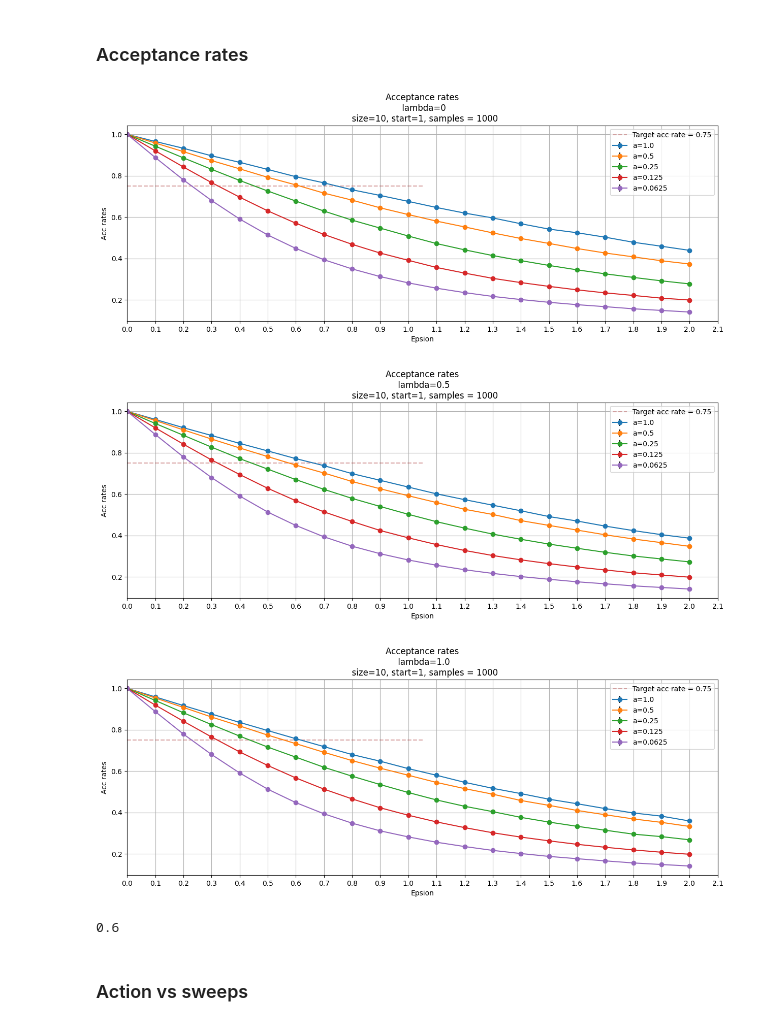
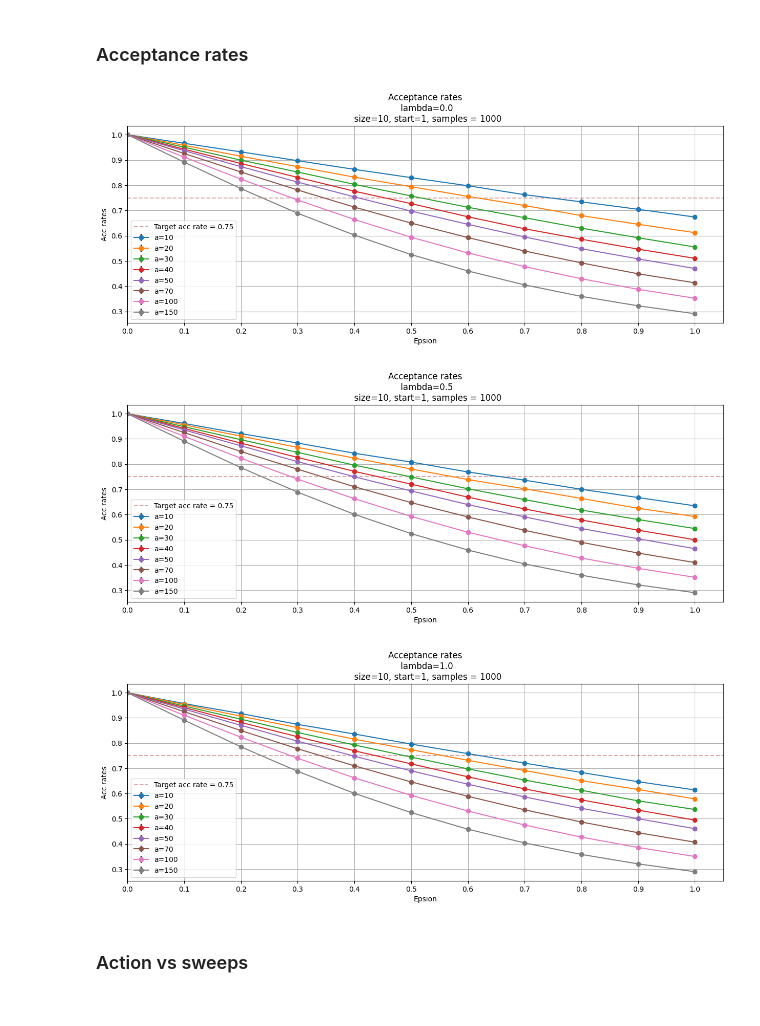
Before and after one commit to SoyAgustin/QF-Path-Integral, a Jupyter notebook: Notebooks_Py/oscillator.ipynb, the cells around one changed output. Saved outputs shown, nothing was run; the diff lists cells and outputs as text; code cells hidden in the pictures.

```diff
--- a/Notebooks_Py/oscillator.ipynb
+++ b/Notebooks_Py/oscillator.ipynb
@@ -340,34 +13,0 @@ Reduced chi-squared = 1.4195427788317831
-# %%
-SIZE = 160
-a = 10/SIZE
-epsilon = 0.75
-lambda_ = 0
-
-repetitions = 101000
-termalization = 1000
-steps_to_measure = 10
-measures = int((repetitions-termalization)/steps_to_measure)
-
-x = np.zeros(SIZE)
-initialize_x(x,1)
-
-se = np.zeros(measures)
-acc  = np.zeros(measures)
-x_0 = np.zeros(measures)
-x_m = np.zeros(measures)
-j = 0
-for i in range(repetitions):
-    val = sweep(x)
-    if i>=termalization and i%steps_to_measure==0:
-        se[j] = SE(x)
-        acc[j] = val
-        x_0[j] = x[0]**2
-        x_m[j] = x[len(x)//2]**2
-        j+=1
-
-print("se: " , mean_error(se))
-print("acc_rate: ", mean_error(acc))
-print("x0^2: ", mean_error(x_0))
-print("xm^2: ", mean_error(x_m))
-
-print(f"measures: {measures}")
@@ -393,21 +27,21 @@ def acc_rates(a_list,lamb,start=1,size=10):
 
         plt.errorbar(epsilons,acc_rates,stderrs,marker="o",ls="-",ecolor="k",label=f"a={a}")
 
-    plt.axhline(0.75,color = "brown",alpha=0.4,ls="--",xmin=0,xmax=0.5,label="Target acc rate = 0.75") #Objetivo de 0.75 de acc_rate
+    plt.axhline(0.75,color = "brown",alpha=0.4,ls="--",xmin=0,xmax=1,label="Target acc rate = 0.75") #Objetivo de 0.75 de acc_rate
     plt.xlabel("Epsion")
     plt.ylabel("Acc rates")
     plt.title(f"Acceptance rates\n lambda={lamb}\n  size={size}, start={start}, samples = 1000")
-    plt.xticks(np.arange(0,2.2,0.1))
+    plt.xticks(np.arange(0,1.1,0.1))
     plt.xlim(0)
     plt.grid()
     plt.legend()
     plt.show()
 # %%
-a_list = ["1.0","0.5","0.25","0.125","0.0625"]
-acc_rates(a_list,lamb="0")
+a_list = ["10","20","30","40","50","70","100","150"]
+acc_rates(a_list,lamb="0.0")
 acc_rates(a_list,lamb="0.5")
 acc_rates(a_list,lamb="1.0")
 # %% [output]
-[figure, old version]
+[figure, new version]
-[figure, old version]
+[figure, new version]
-[figure, old version]
+[figure, new version]
@@ -441,10 +48,3 @@ def epsilon_opt(lamb,a):
-# %%
-def epsilon_opt(lamb,a):
-    return eps_dic[f"lamb_{str(lamb)}"][f"{str(a)}"]
-
-epsilon_opt(lamb=0.0,a=1.0)
-# %% [output]
-0.6
 # %% [markdown]
 ### Action vs sweeps
 # %%
```
Also changed, not shown: parts of 27 cells of this notebook, 6 other files.
